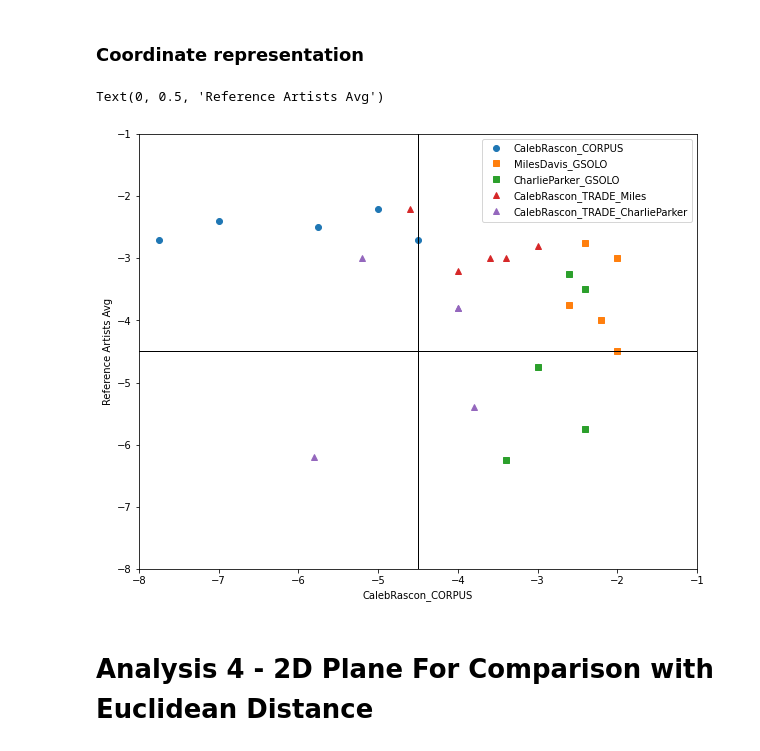
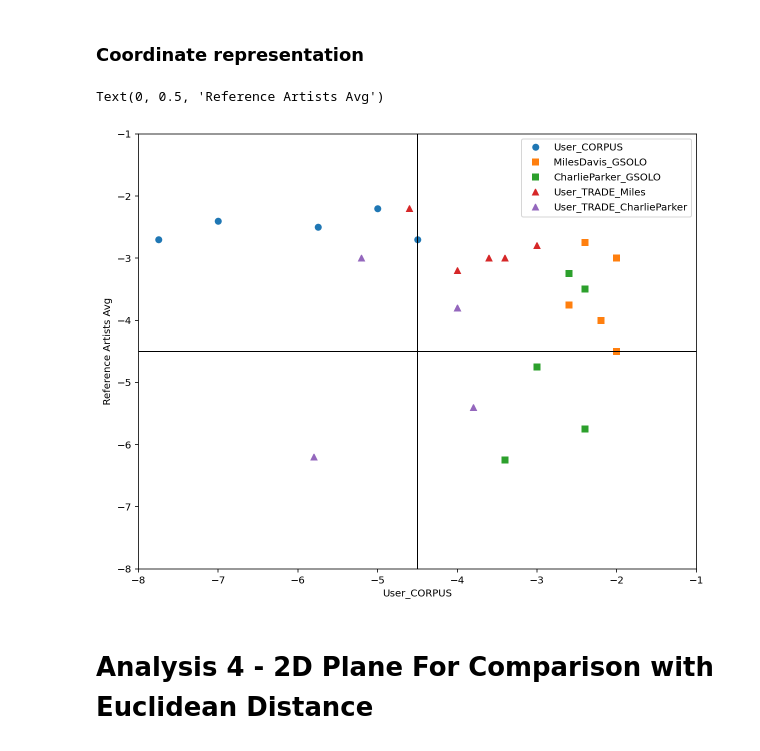
Before and after one commit to Sirivasv/AlRyNo, a Jupyter notebook: CaseStudy/CCE_DataGroups_ANALYSIS.ipynb, the cells around one changed output. Saved outputs shown, nothing was run; the diff lists cells and outputs as text; code cells hidden in the pictures.

```diff
--- a/CaseStudy/CCE_DataGroups_ANALYSIS.ipynb
+++ b/CaseStudy/CCE_DataGroups_ANALYSIS.ipynb
@@ -131,13 +131,15 @@ for keyname_i in axis_X:
         current_X_values.append(axis_X[keyname_i][i])
         current_Y_values.append(axis_Y[keyname_i][i])
 
+    keyname_i = keyname_i.replace("CalebRascon", "User")
+
     plt.plot(current_X_values, current_Y_values, markers_plt[marker_i], label=keyname_i)
     marker_i += 1
 
 plt.plot([0.75, 0.75], [0.6, 0.9], 'k-', lw=1)
 plt.plot([0.6, 0.9], [0.75, 0.75], 'k-', lw=1)
 plt.legend(numpoints=1)
-plt.xlabel("CalebRascon_CORPUS")
+plt.xlabel("User_CORPUS")
 plt.ylabel("Reference Artists Avg")
 # %% [output]
 Text(0, 0.5, 'Reference Artists Avg')
@@ -394,32 +396,33 @@ for keynameX_i in list(axis_X.keys()):
 # %%
 markers_plt = ['o', 's', 's', '^', '^', '^', '>', 's', 'd', ',']
 # ['o', '.', ',', 'x', '+', 'v', '^', '<', '>', 's', 'd']
 marker_i = 0
 plt.figure(figsize=(10,8))
 plt.xlim(-8, -1);
 plt.ylim(-8, -1);
 
 for keyname_i in axis_X:
     current_X_values = []
     current_Y_values = []
     if ("CalebRascon_GSOLO" == keyname_i) or ("CalebRascon_TRADE_Caleb" == keyname_i) :
         continue
     for i in range(len(axis_X[keyname_i])):
         # print(axis_X[keyname_i][i], axis_Y[keyname_i][i])
         current_X_values.append(axis_X[keyname_i][i])
         current_Y_values.append(axis_Y[keyname_i][i])
 
+    keyname_i = keyname_i.replace("CalebRascon", "User")
     plt.plot(current_X_values, current_Y_values, markers_plt[marker_i], label=keyname_i)
     marker_i += 1
 
 plt.plot([-4.5, -4.5], [-1, -8], 'k-', lw=1)
 plt.plot([-1, -8], [-4.5, -4.5], 'k-', lw=1)
 plt.legend(numpoints=1)
-plt.xlabel("CalebRascon_CORPUS")
+plt.xlabel("User_CORPUS")
 plt.ylabel("Reference Artists Avg")
 # %% [output]
 Text(0, 0.5, 'Reference Artists Avg')
-[figure, old version]
+[figure, new version]
 # %% [markdown]
 # Analysis 4 - 2D Plane For Comparison with Euclidean Distance
 # %%
```
Also changed, not shown: parts of 7 cells of this notebook.
